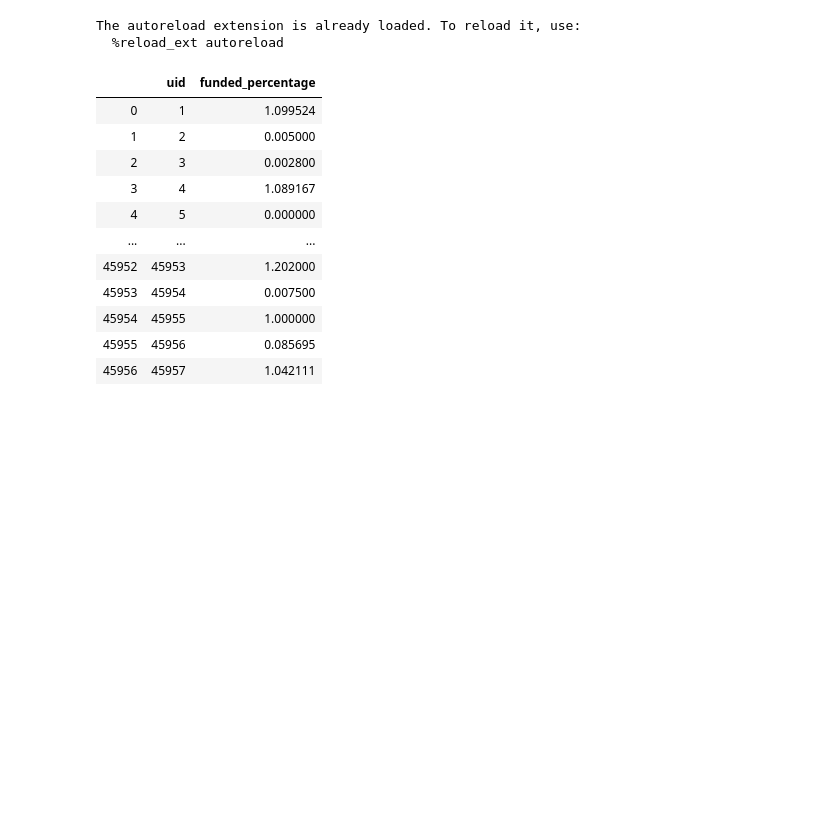
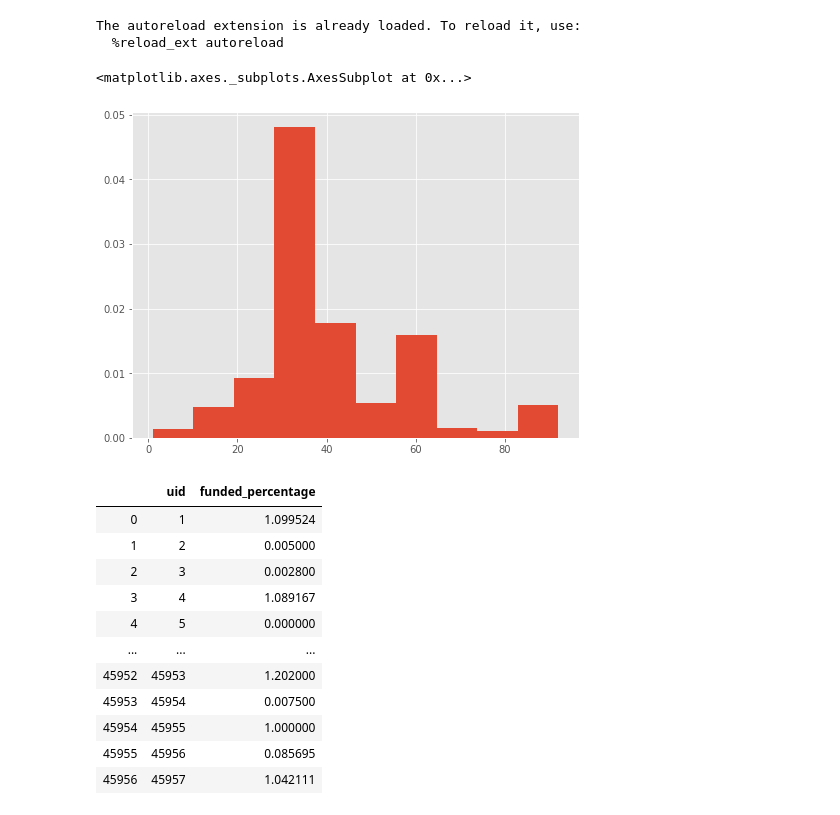
Before and after one commit to nygeog/general_assembly_data_analysis, a Jupyter notebook: part_2_a_best_length_time_campaign.ipynb, the cells around one changed output. Saved outputs shown, nothing was run; the diff lists cells and outputs as text; code cells hidden in the pictures; blank space fills up the shorter version.

```diff
--- a/part_2_a_best_length_time_campaign.ipynb
+++ b/part_2_a_best_length_time_campaign.ipynb
@@ -26,3 +31,10 @@ df['uid'] = df.index + 1
+# %%
+# df.duration.hist(histtype='bar', density=True, stacked=True, colors=df['status'].apply(lambda x: colors[x]))  # color=colors, label=colors,
+
+df.duration.hist(density=True, histtype='bar')# , color=colors, label=colors)
+# %% [output]
+<matplotlib.axes._subplots.AxesSubplot at 0x...>
+[figure, added]
 # %%
 # filter outliers
 from scipy import stats
```
Also changed, not shown: parts of 9 cells of this notebook, 3 other files.
